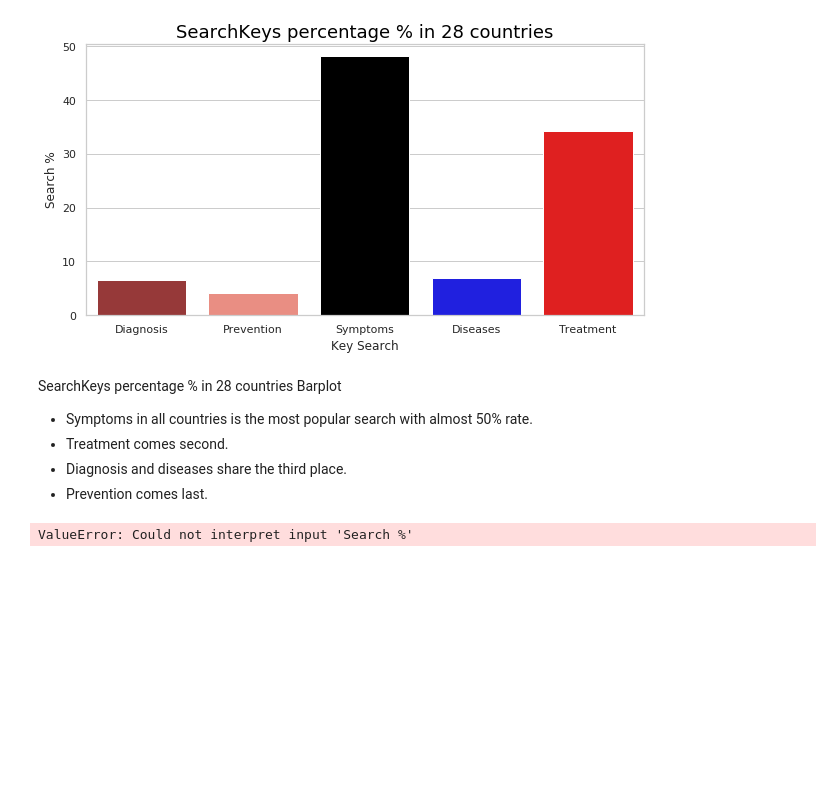
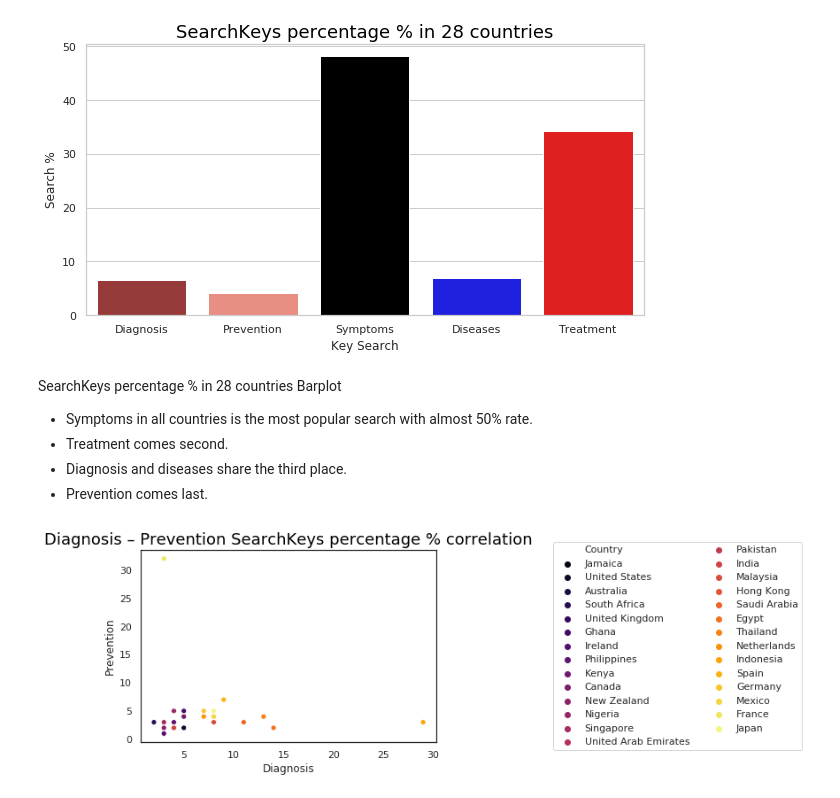
Before and after one commit to ioannapap/health_keysearch_analysis, a Jupyter notebook: health_search.ipynb, the cells around one changed output. Drawn from its saved outputs; the diff is of its cells as text; code cells hidden in the pictures; blank space fills up the shorter version.

```diff
--- a/health_search.ipynb
+++ b/health_search.ipynb
@@ -218,9 +218,13 @@ SearchKeys percentage % in 28 countries Barplot
 - Treatment comes second.
 - Diagnosis and diseases share the third place.
 - Prevention comes last.
-# %%
-g = sns.scatterplot(x = 'Search %', y = 'Country', hue = 'Key Search', data = health_issue_df, palette = palette)
-g.fig.set_figwidth(16)
-g.fig.set_figheight(13.5)
-# %% [output]
-ValueError: Could not interpret input 'Search %'
+# %%
+sns.set(style = 'white')
+g = sns.scatterplot(x = 'Diagnosis', y = 'Prevention', hue = 'Country', palette = 'inferno', data = health_issue_df)
+g.legend(loc = 'center right', bbox_to_anchor = (2.25, 0.5), ncol = 2)
+
+plt.title('Diagnosis – Prevention SearchKeys percentage % correlation', color = 'black', fontsize = 18)
+
+plt.savefig('diagnosis_prevention%_scatterplot.png')
+# %% [output]
+[figure, added]
```
Also changed, not shown: parts of 9 cells of this notebook, 1 other file.
